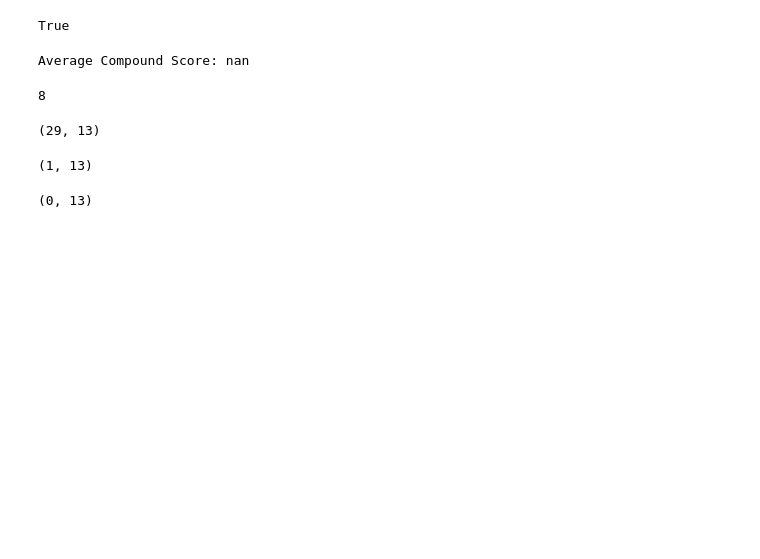
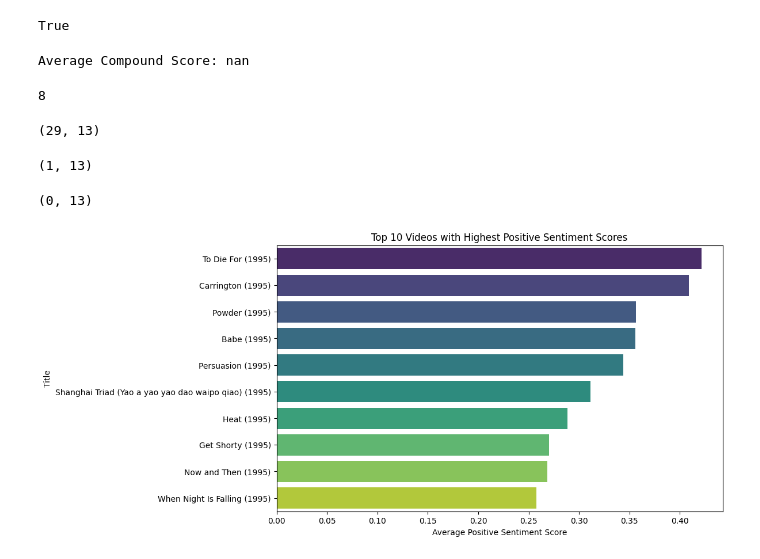
Before and after one commit to Shreyabaral/SocialMediaAnalytics, a Jupyter notebook: youtube_data_analysis.ipynb, the cells around one changed output. Cells and saved outputs as stored; diff of their text form; code cells hidden in the pictures; blank space fills up the shorter version.

```diff
--- a/youtube_data_analysis.ipynb
+++ b/youtube_data_analysis.ipynb
@@ -326,3 +355,17 @@ results_df[results_df['sentiment']=='neg'].shape #count of negative comments
 results_df[results_df['sentiment']=='neu'].shape #count of neutral comments
 # %% [output]
 (0, 13)
+# %%
+#data with highest positive sentiment scores
+highest_pos_score_df= results_df[results_df['sentiment']=='pos'].sort_values(by='average_compound_score', ascending=False).head(10).reset_index(drop=True)
+# %%
+#bar diagram
+# Plotting
+plt.figure(figsize=(10, 6))
+sns.barplot(x='average_compound_score', y='title', data=highest_pos_score_df, hue='title', palette='viridis', legend=False)
+plt.title('Top 10 Videos with Highest Positive Sentiment Scores')
+plt.xlabel('Average Positive Sentiment Score')
+plt.ylabel('Title')
+plt.show()
+# %% [output]
+[figure, added]
```
Also changed, not shown: parts of 4 cells of this notebook.
